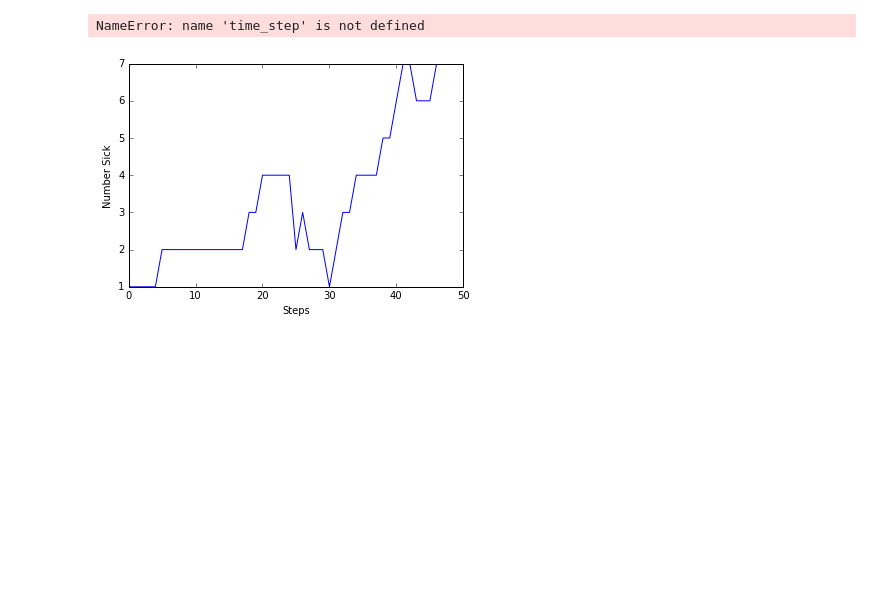
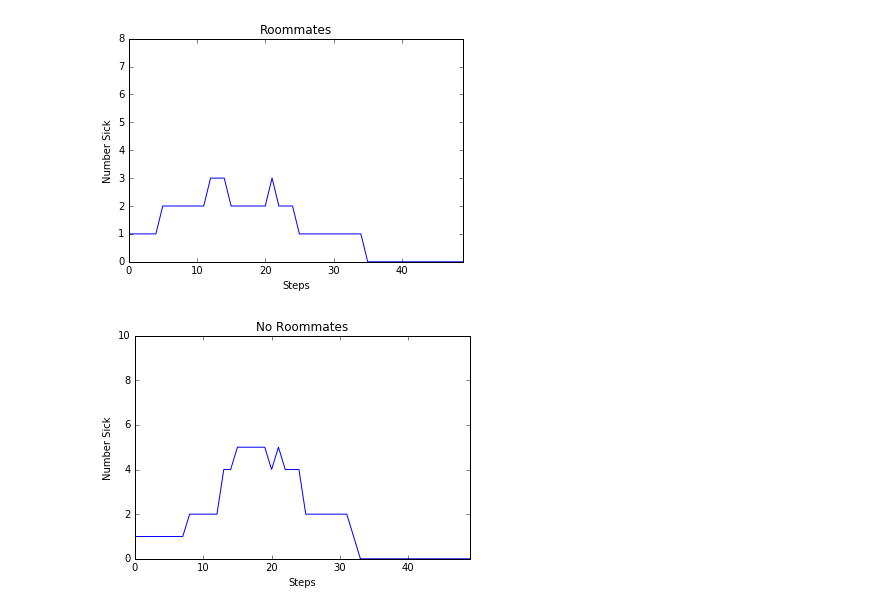
Before and after one commit to buttegab/FreshmanPlague, a Jupyter notebook: code/FreshmanPlague.ipynb, the cells around one changed output. Cells and saved outputs as stored; diff of their text form; code cells hidden in the pictures; blank space fills up the shorter version.

```diff
--- a/code/FreshmanPlague.ipynb
+++ b/code/FreshmanPlague.ipynb
@@ -39,7 +39,7 @@ class Student(object):
             if self.exposure >= self.tolerance:
                 self.is_sick = 1
 # %%
-def create_student_ba_graph(size=50, new_edges_per_node=3, roommate=True):
+def create_student_ba_graph(size=100, new_edges_per_node=3, roommate=True):
     """
     Creates a graph of [size] Student nodes, using weighted connections.
     Eventually, efficiency might be a concern here. Should be fine
@@ -75,7 +75,7 @@ def create_student_ba_graph(size=50, new_edges_per_node=3, roommate=True):
 
     social = {}
     for edge in G.edges():
-        social[edge] = random.randint(1,10)
+        social[edge] = random.randint(5,10)
 
     nx.set_edge_attributes(G, "social", social)
     #Create Roommates
@@ -196,20 +196,20 @@ sickF,time_stepF = run_graph(F.copy(),50)
 # %%
 import matplotlib.pyplot as plt
 plt.plot(time_stepG,sickG)
 plt.ylabel('Number Sick')
 plt.xlabel('Steps')
-plt.axis([0, time_step[-1], 0, max(sick)+5])
+plt.axis([0, time_stepG[-1], 0, max(sickG)+5])
 plt.title('Roommates')
 plt.show()
 
 plt.plot(time_stepF,sickF)
 plt.ylabel('Number Sick')
 plt.xlabel('Steps')
-plt.axis([0, time_step[-1], 0, max(sick)+5])
+plt.axis([0, time_stepF[-1], 0, max(sickF)+5])
 plt.title('No Roommates')
 plt.show()
 # %% [output]
-NameError: name 'time_step' is not defined
-[figure, old version]
+[figure, new version]
+[figure, added]
 # %%
 def run_lots(G,F,iters,total):
```
Also changed, not shown: parts of 13 cells of this notebook.
